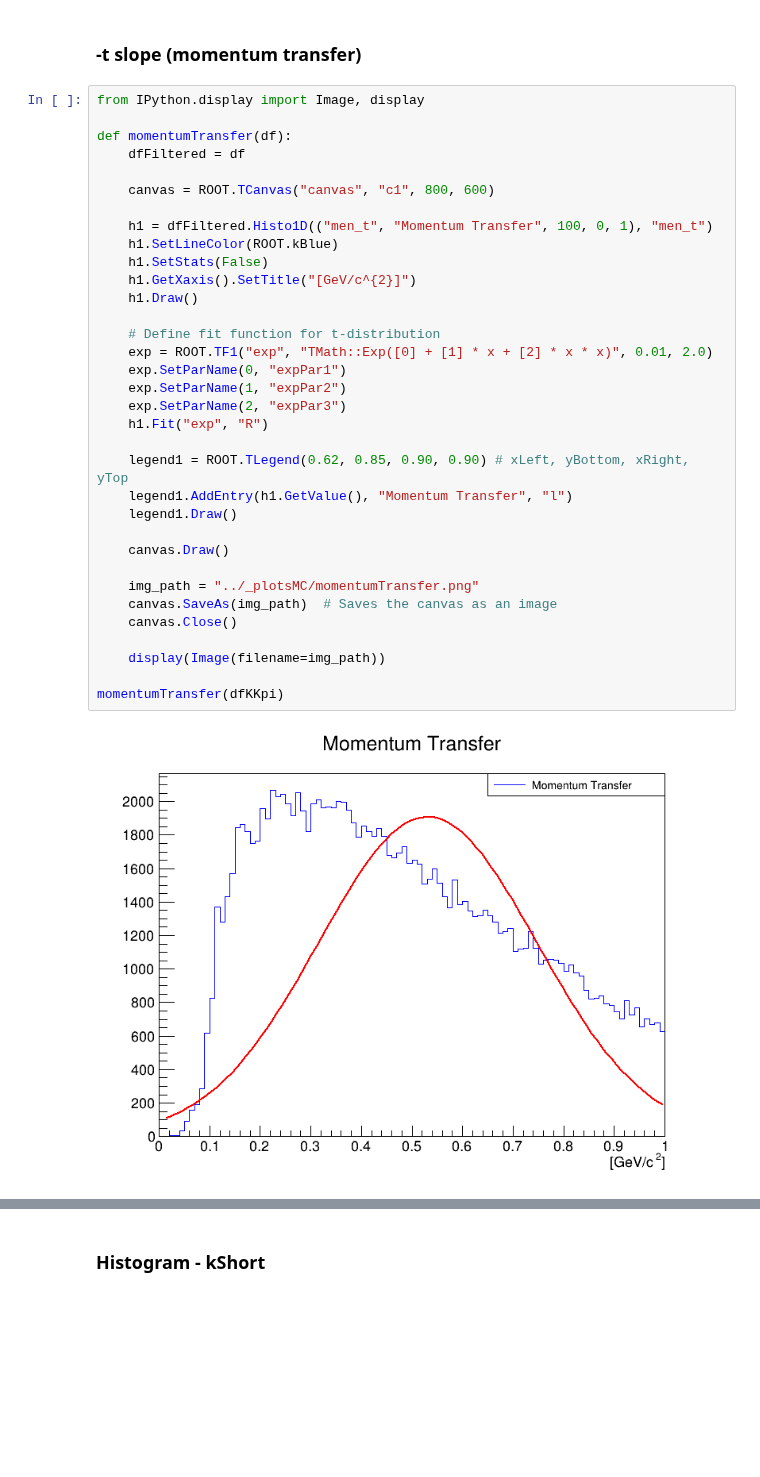
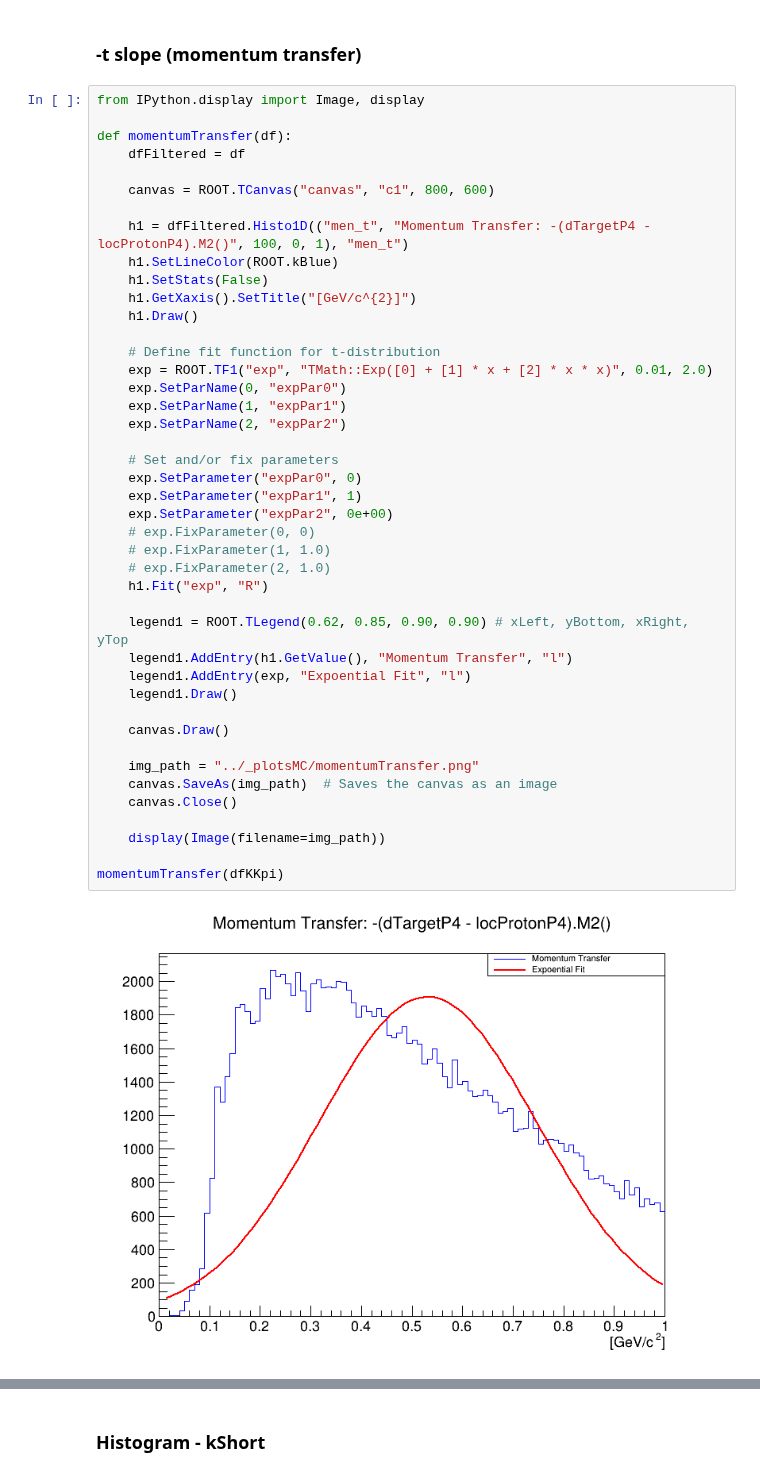
Before and after one commit to dancbart/gluex, a Jupyter notebook: analysisMC/mcKKpi_analysis.ipynb, the cells around one changed output, grey strips where cells are left out. Cells and saved outputs as stored; diff of their text form; blank space fills up the shorter version.

```diff
--- a/analysisMC/mcKKpi_analysis.ipynb
+++ b/analysisMC/mcKKpi_analysis.ipynb
@@ -122,35 +136,44 @@ select_KKpi = 'KKpi_m >= 1.0 && KKpi_m <= 1.8' # Select KKpi
 from IPython.display import Image, display
 
 def momentumTransfer(df):
     dfFiltered = df
 
     canvas = ROOT.TCanvas("canvas", "c1", 800, 600)
 
-    h1 = dfFiltered.Histo1D(("men_t", "Momentum Transfer", 100, 0, 1), "men_t")
+    h1 = dfFiltered.Histo1D(("men_t", "Momentum Transfer: -(dTargetP4 - locProtonP4).M2()", 100, 0, 1), "men_t")
     h1.SetLineColor(ROOT.kBlue)
     h1.SetStats(False)
     h1.GetXaxis().SetTitle("[GeV/c^{2}]")
     h1.Draw()
 
     # Define fit function for t-distribution
     exp = ROOT.TF1("exp", "TMath::Exp([0] + [1] * x + [2] * x * x)", 0.01, 2.0)
-    exp.SetParName(0, "expPar1")
-    exp.SetParName(1, "expPar2")
-    exp.SetParName(2, "expPar3")
+    exp.SetParName(0, "expPar0")
+    exp.SetParName(1, "expPar1")
+    exp.SetParName(2, "expPar2")
+
+    # Set and/or fix parameters
+    exp.SetParameter("expPar0", 0)
+    exp.SetParameter("expPar1", 1)
+    exp.SetParameter("expPar2", 0e+00)
+    # exp.FixParameter(0, 0)
+    # exp.FixParameter(1, 1.0)
+    # exp.FixParameter(2, 1.0)
     h1.Fit("exp", "R")
 
     legend1 = ROOT.TLegend(0.62, 0.85, 0.90, 0.90) # xLeft, yBottom, xRight, yTop
     legend1.AddEntry(h1.GetValue(), "Momentum Transfer", "l")
+    legend1.AddEntry(exp, "Expoential Fit", "l")
     legend1.Draw()
 
     canvas.Draw()
 
     img_path = "../_plotsMC/momentumTransfer.png"
     canvas.SaveAs(img_path)  # Saves the canvas as an image
     canvas.Close()
 
     display(Image(filename=img_path))
 
 momentumTransfer(dfKKpi)
 # %% [output]
-[figure, old version]
+[figure, new version]
```
Also changed, not shown: parts of 4 cells of this notebook, 11 other files.
